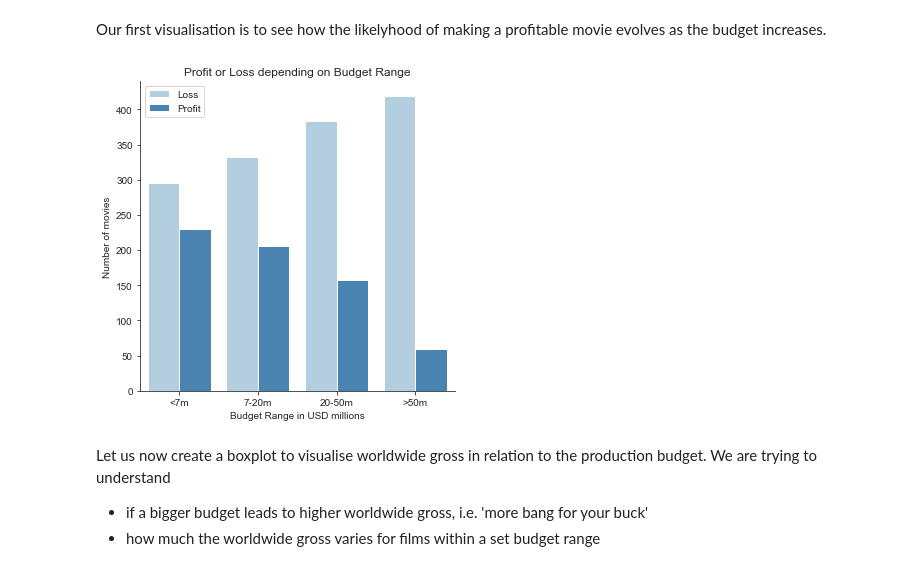
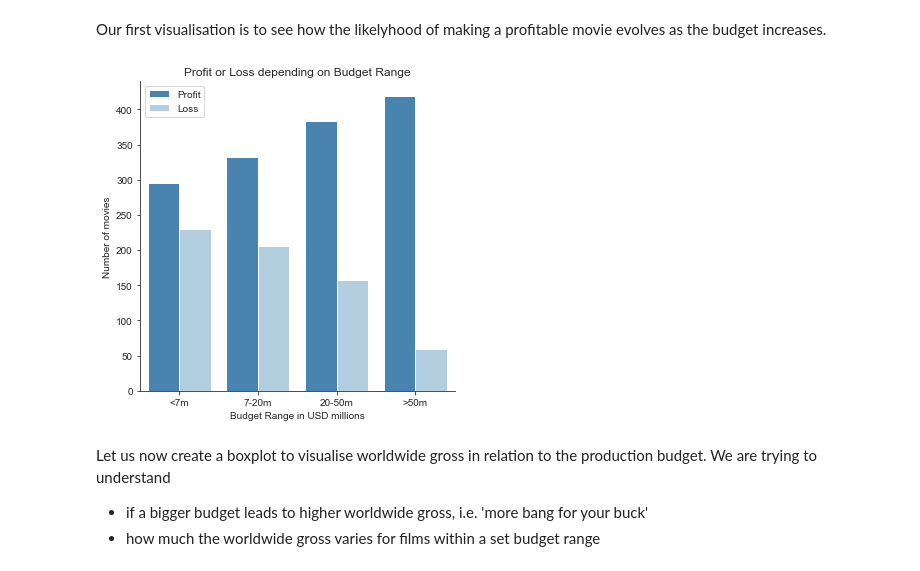
Before and after one commit to nadinezab/making-movies, a Jupyter notebook: Making Movies.ipynb, the cells around one changed output. Drawn from its saved outputs; the diff is of its cells as text; code cells hidden in the pictures.

Commit message:
JN:fixed typo on budget plot

```diff
--- a/Making Movies.ipynb
+++ b/Making Movies.ipynb
@@ -1108,14 +1108,14 @@ movies['budget_range'] = pd.cut(movies['production_budget'], bins, labels=names)
 # %% [markdown]
 Our first visualisation is to see how the likelyhood of making a profitable movie evolves as the budget increases.
 # %%
-sns.catplot ( x = 'budget_range', kind = 'count', hue = 'profitorloss', palette = 'Blues', data = movies, legend = False)
+sns.catplot ( x = 'budget_range', kind = 'count', hue = 'profitorloss', palette = 'Blues_r', data = movies, legend = False)
 plt.title('Profit or Loss depending on Budget Range')
 plt.xlabel('Budget Range in USD millions')
 plt.ylabel ('Number of movies')
-plt.legend(loc='best', labels=['Loss', 'Profit'])
+plt.legend(loc='best', labels=['Profit', 'Loss'])
 plt.show()
 # %% [output]
-[figure, old version]
+[figure, new version]
 # %% [markdown]
 Let us now create a boxplot to visualise worldwide gross in relation to the production budget. We are trying to understand
 - if a bigger budget leads to higher worldwide gross, i.e. 'more bang for your buck'
```
Also changed, not shown: parts of 27 cells of this notebook.
